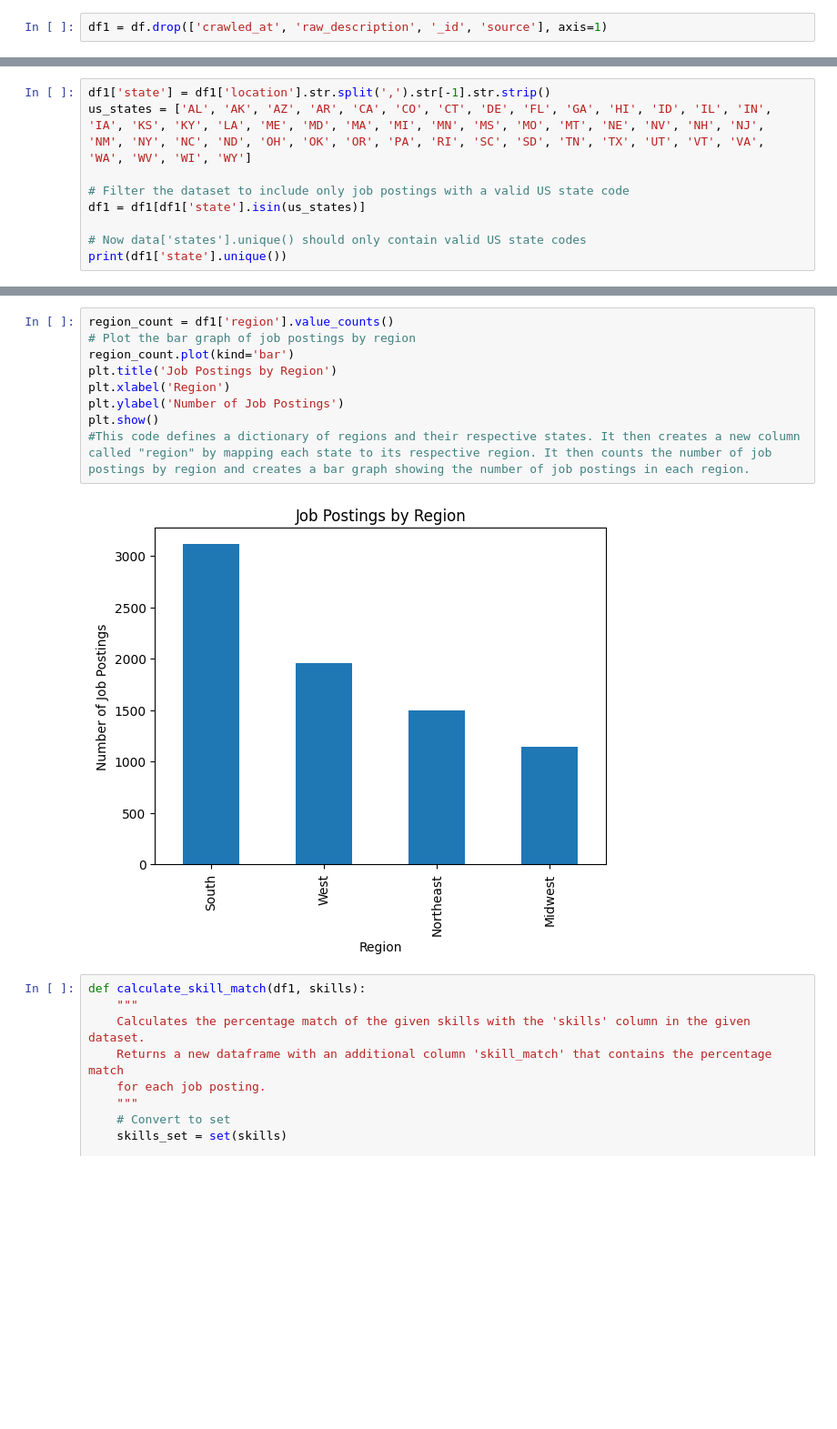
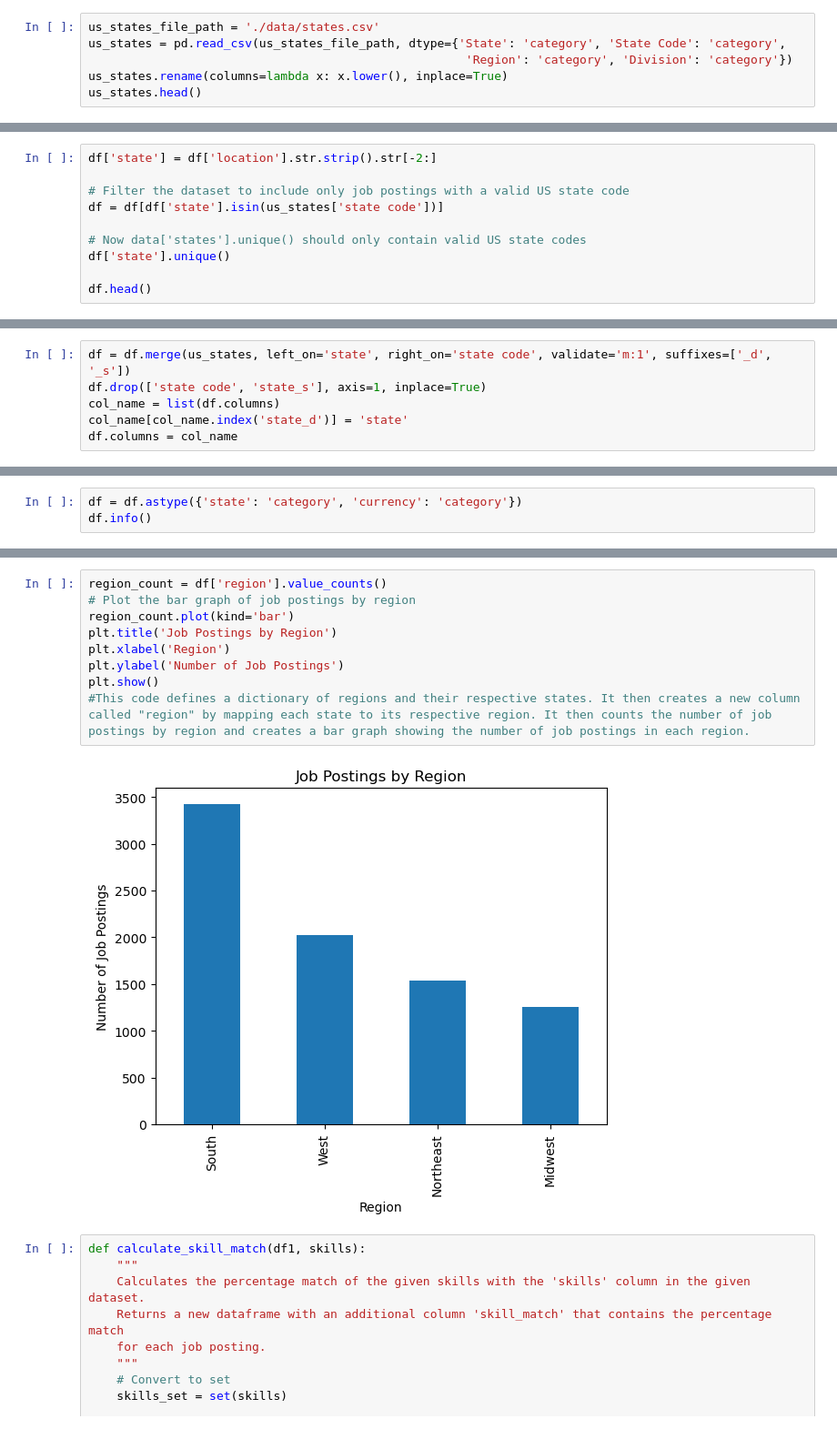
Before and after one commit to harsh-jain101/2023Spr_projects, a Jupyter notebook: Dice.ipynb, the cells around one changed output, grey strips where cells are left out. Shown: that part at 91% size. Cells and saved outputs as stored; diff of their text form; blank space fills up the shorter version.

```diff
--- a/Dice.ipynb
+++ b/Dice.ipynb
@@ -27,2 +244,6 @@ df.shape
 # %%
-df1 = df.drop(['crawled_at', 'raw_description', '_id', 'source'], axis=1)
+us_states_file_path = './data/states.csv'
+us_states = pd.read_csv(us_states_file_path, dtype={'State': 'category', 'State Code': 'category',
+                                                     'Region': 'category', 'Division': 'category'})
+us_states.rename(columns=lambda x: x.lower(), inplace=True)
+us_states.head()
@@ -47,10 +266,11 @@ df1 = df1.replace('', np.nan)
 # %%
-df1['state'] = df1['location'].str.split(',').str[-1].str.strip()
-us_states = ['AL', 'AK', 'AZ', 'AR', 'CA', 'CO', 'CT', 'DE', 'FL', 'GA', 'HI', 'ID', 'IL', 'IN', 'IA', 'KS', 'KY', 'LA', 'ME', 'MD', 'MA', 'MI', 'MN', 'MS', 'MO', 'MT', 'NE', 'NV', 'NH', 'NJ', 'NM', 'NY', 'NC', 'ND', 'OH', 'OK', 'OR', 'PA', 'RI', 'SC', 'SD', 'TN', 'TX', 'UT', 'VT', 'VA', 'WA', 'WV', 'WI', 'WY']
+df['state'] = df['location'].str.strip().str[-2:]
 
 # Filter the dataset to include only job postings with a valid US state code
-df1 = df1[df1['state'].isin(us_states)]
+df = df[df['state'].isin(us_states['state code'])]
 
 # Now data['states'].unique() should only contain valid US state codes
-print(df1['state'].unique())
+df['state'].unique()
+
+df.head()
 # %% [output]
@@ -73,0 +283,6 @@ df1['region'] = df1['state'].apply(state_to_region)
+# %%
+df = df.merge(us_states, left_on='state', right_on='state code', validate='m:1', suffixes=['_d', '_s'])
+df.drop(['state code', 'state_s'], axis=1, inplace=True)
+col_name = list(df.columns)
+col_name[col_name.index('state_d')] = 'state'
+df.columns = col_name
@@ -73,0 +298,3 @@ df1['region'] = df1['state'].apply(state_to_region)
+# %%
+df = df.astype({'state': 'category', 'currency': 'category'})
+df.info()
@@ -74,14 +366,14 @@ df1['region'] = df1['state'].apply(state_to_region)
 # %%
-region_count = df1['region'].value_counts()
+region_count = df['region'].value_counts()
 # Plot the bar graph of job postings by region
 region_count.plot(kind='bar')
 plt.title('Job Postings by Region')
 plt.xlabel('Region')
 plt.ylabel('Number of Job Postings')
 plt.show()
 #This code defines a dictionary of regions and their respective states. It then creates a new column called "region" by mapping each state to its respective region. It then counts the number of job postings by region and creates a bar graph showing the number of job postings in each region.
 # %% [output]
-[figure, old version]
+[figure, new version]
 # %%
 def calculate_skill_match(df1, skills):
     """
```
Also changed, not shown: parts of 48 cells of this notebook, 2 other files.
